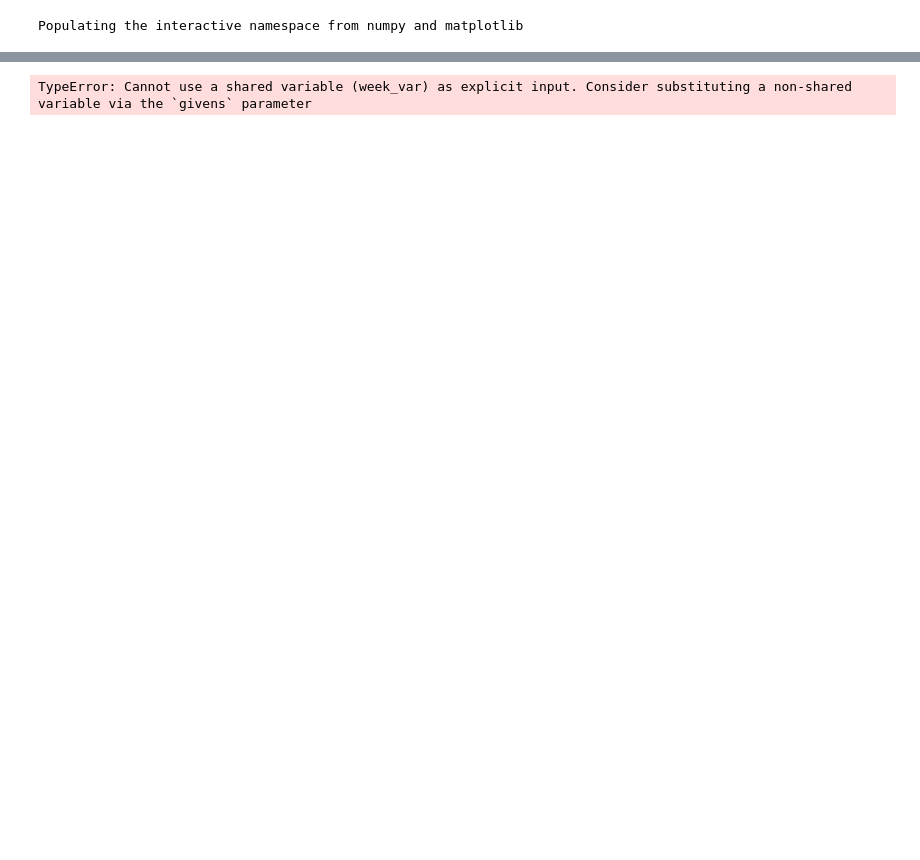
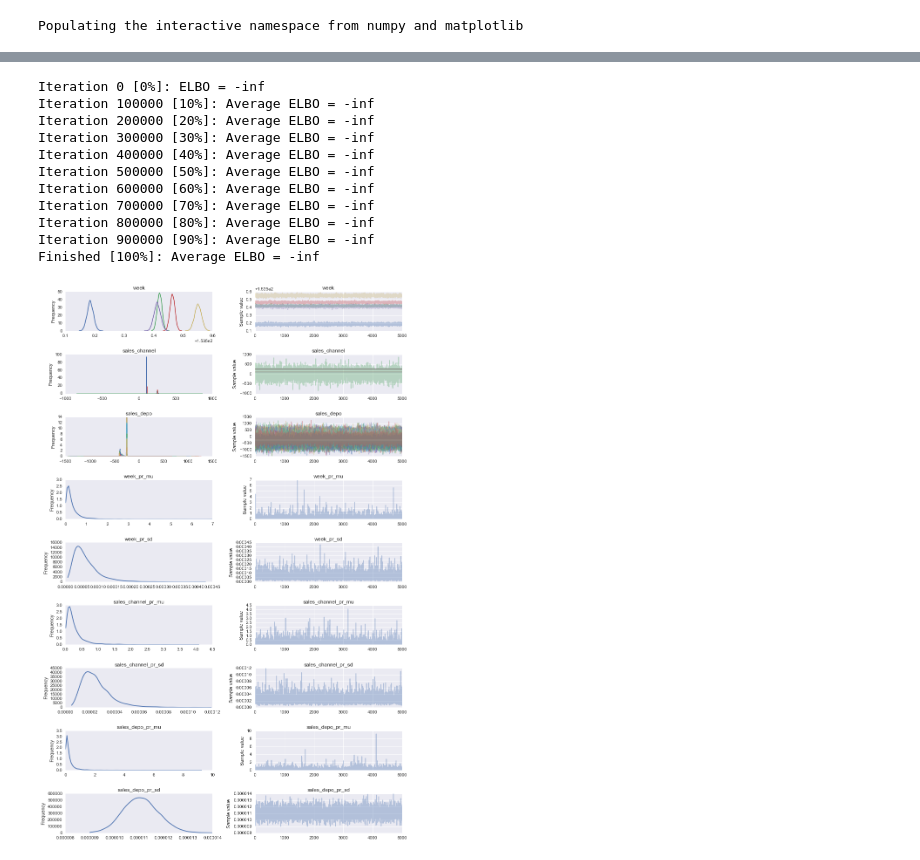
Before and after one commit to ririw/kaggle-bimbo-pymc3, a Jupyter notebook: Mo levels mo problems.ipynb, the cells around one changed output, grey strips where cells are left out. Saved outputs shown, nothing was run; the diff lists cells and outputs as text; code cells hidden in the pictures; blank space fills up the shorter version.

```diff
--- a/Mo levels mo problems.ipynb
+++ b/Mo levels mo problems.ipynb
@@ -22,7 +22,7 @@ try:
           FROM data
          WHERE adjusted_demand is not null
                AND rand=?
-               AND week_num < 8 LIMIT 2000''', con=con, params=[np.random.randint(100)])
+               AND week_num < 8''', con=con, params=[np.random.randint(100)])
 finally:
     con.close()
 # %%
@@ -63,13 +53,11 @@ with simple_model:
     sales_channel = simple_halfnorm_priors('sales_channel', shape=data.sales_channel.nunique())
     sales_depo = simple_halfnorm_priors('sales_depo', shape=data.sales_depo.nunique())
 
-    intercept = pymc3.Normal('intercept', 0, 100)
-
     week_vs = week_rate[week_var]
     sales_channel_vs = sales_channel[sales_chans_var]
     sales_depo_vs = sales_depo[sales_depo_var]
 
-    demand_mu = week_vs + sales_channel_vs + sales_depo_vs + intercept
+    demand_mu = week_vs + sales_channel_vs + sales_depo_vs
 
     adjusted_demand = pymc3.Poisson(
         'adjusted_demand',
@@ -99,21 +79,22 @@ def create_minibatch(data):
         ixs = rng.randint(len(data), size=5000)
         yield data[ixs]
 
-minibatches = [
+minibatches = zip(*[
     create_minibatch(data.week_num.cat.codes.values),
     create_minibatch(data.sales_channel.cat.codes.values),
     create_minibatch(data.sales_depo.cat.codes.values),
 
     create_minibatch(data.adjusted_demand.values)
-]
+])
 
 def minibatcher():
     while True:
-        sample = data.sample(5000)
+        sample = data.sample(10000)
         yield [
             sample.week_num.cat.codes.values,
             sample.sales_channel.cat.codes.values,
             sample.sales_depo.cat.codes.values,
+
             sample.adjusted_demand.values,
         ]
 
@@ -124,16 +107,25 @@ minibatch_tensors = [week_var,
 # %%
 with simple_model:
     v_params = pymc3.variational.advi_minibatch(
-        n=50000,
+        n=1000000,
         minibatch_tensors=minibatch_tensors,
         minibatch_RVs=[adjusted_demand],
         minibatches=minibatches,
         total_size=data.shape[0],
         learning_rate=1e-2,
         epsilon=1.0
     )
     trace = pymc3.variational.sample_vp(v_params, draws=5000)
-
-    pymc3.traceplot(trace)
 # %% [output]
-TypeError: Cannot use a shared variable (week_var) as explicit input. Consider substituting a non-shared variable via the `givens` parameter
+Iteration 0 [0%]: ELBO = -inf
+Iteration 100000 [10%]: Average ELBO = -inf
+Iteration 200000 [20%]: Average ELBO = -inf
+Iteration 300000 [30%]: Average ELBO = -inf
+Iteration 400000 [40%]: Average ELBO = -inf
+Iteration 500000 [50%]: Average ELBO = -inf
+Iteration 600000 [60%]: Average ELBO = -inf
+Iteration 700000 [70%]: Average ELBO = -inf
+Iteration 800000 [80%]: Average ELBO = -inf
+Iteration 900000 [90%]: Average ELBO = -inf
+Finished [100%]: Average ELBO = -inf
+[figure, added]
```
Also changed, not shown: parts of 7 cells of this notebook, 10 other files.
